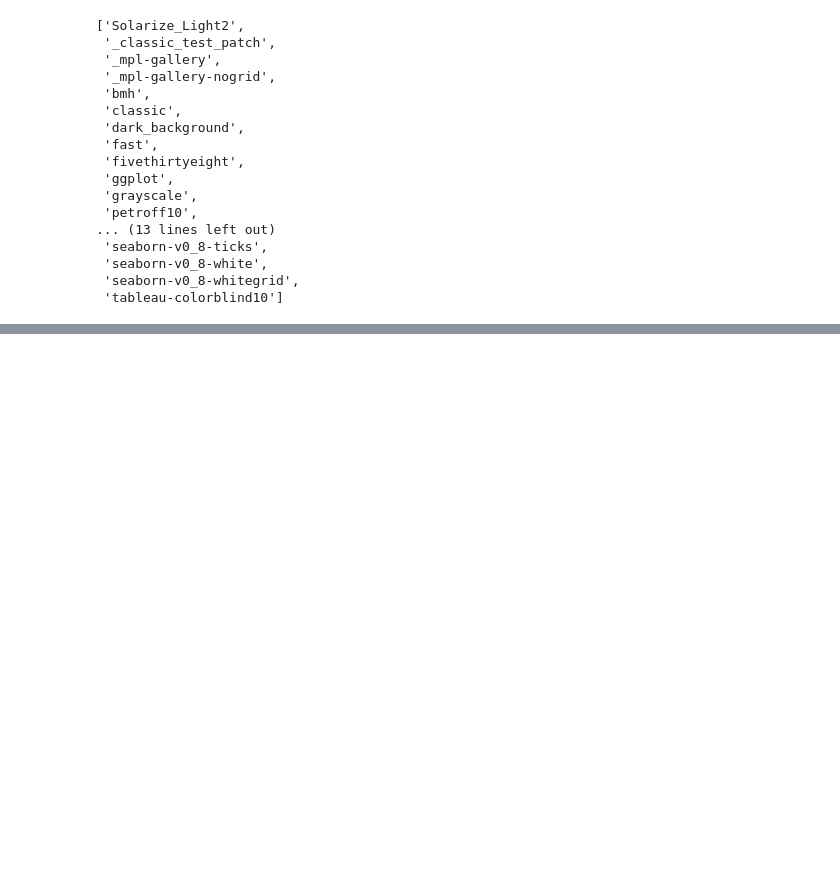
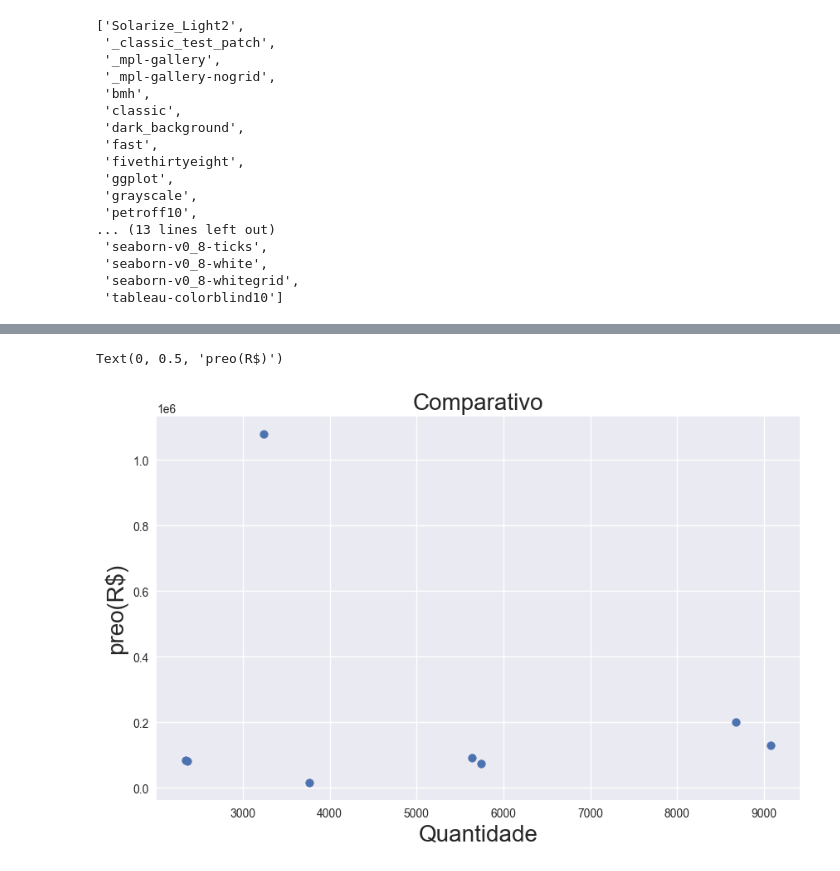
Before and after one commit to JairCipriano/projeto_machine_learning, a Jupyter notebook: projeto2/matplotlib.ipynb, the cells around one changed output, grey strips where cells are left out. Saved outputs shown, nothing was run; the diff lists cells and outputs as text; code cells hidden in the pictures; blank space fills up the shorter version.

```diff
--- a/projeto2/matplotlib.ipynb
+++ b/projeto2/matplotlib.ipynb
@@ -803,0 +847,13 @@ plt.show()
+# %%
+quant = [  8678, 3765, 9076, 3240,5640, 2345, 2356,5747 ]
+preco = [ 200000, 17000, 130000, 1080000, 91000, 85000, 81235, 75444]
+
+fig, ax = plt.subplots(figsize = (10,6))
+ax.scatter(quant,preco)
+
+ax.set_title('Comparativo', fontsize= 20)
+ax.set_xlabel('Quantidade', fontsize = 20)
+ax.set_ylabel('preo(R$)', fontsize = 20)
+# %% [output]
+Text(0, 0.5, 'preo(R$)')
+[figure, added]
```
Also changed, not shown: parts of 57 cells of this notebook.
